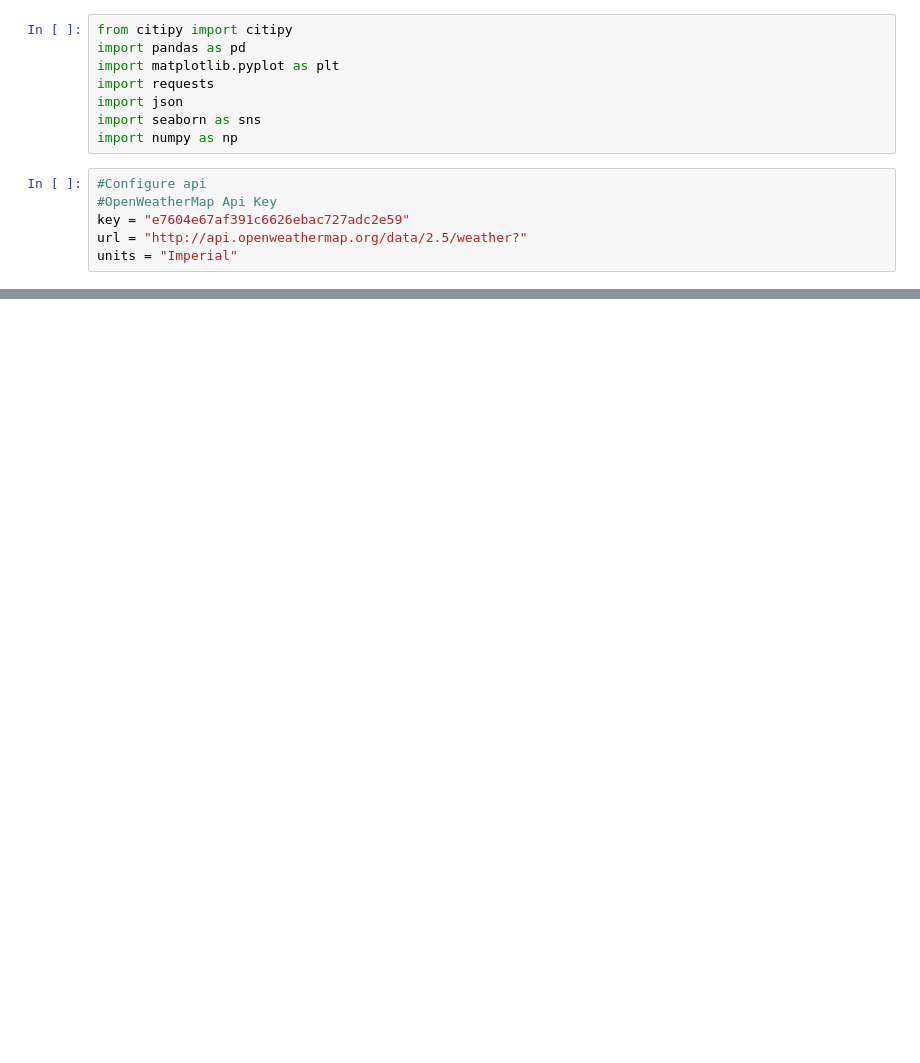
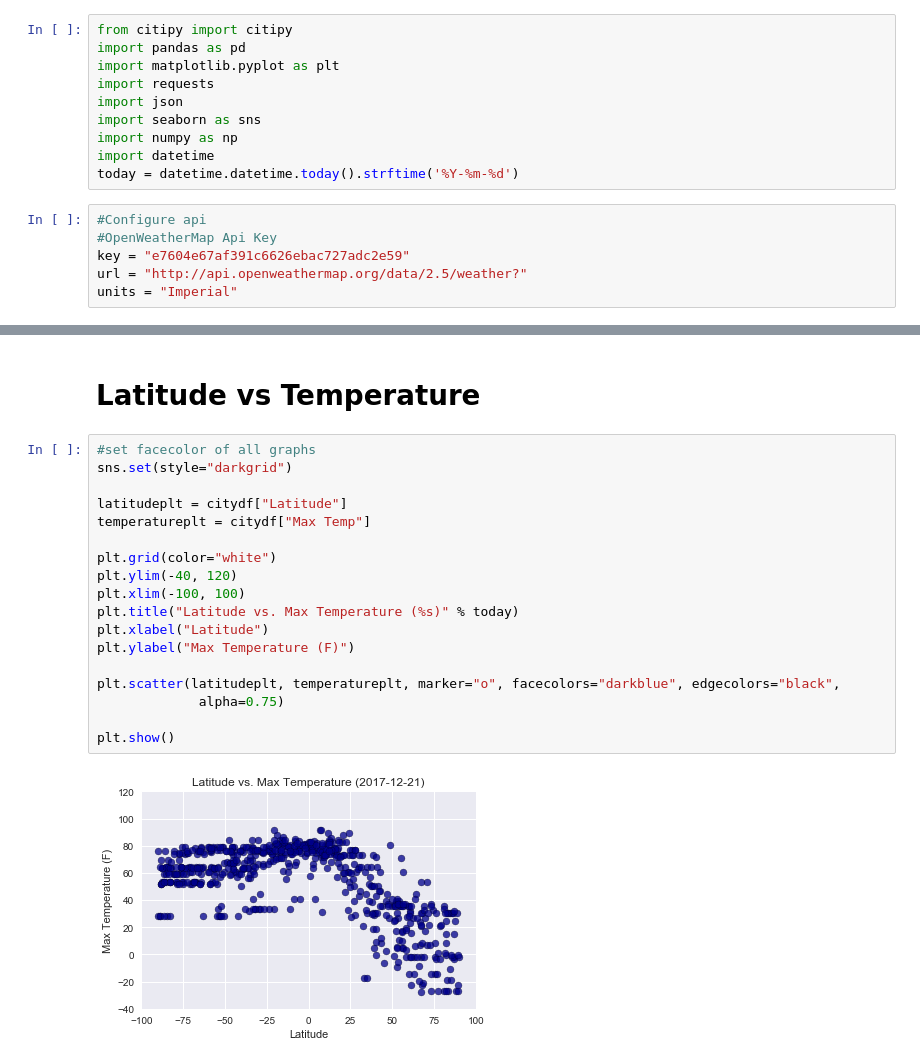
Before and after one commit to emilynassi/WeatherPy, a Jupyter notebook: WeatherPy.ipynb, the cells around one changed output, grey strips where cells are left out. Drawn from its saved outputs; the diff is of its cells as text; blank space fills up the shorter version.

```diff
--- a/WeatherPy.ipynb
+++ b/WeatherPy.ipynb
@@ -6,6 +11,8 @@ import requests
 import json
 import seaborn as sns
 import numpy as np
+import datetime
+today = datetime.datetime.today().strftime('%Y-%m-%d')
 # %%
 #Configure api
 #OpenWeatherMap Api Key
@@ -109,0 +119,22 @@ citydf.head()
+# %% [markdown]
+# Latitude vs Temperature
+# %%
+#set facecolor of all graphs
+sns.set(style="darkgrid")
+
+latitudeplt = citydf["Latitude"]
+temperatureplt = citydf["Max Temp"]
+
+plt.grid(color="white")
+plt.ylim(-40, 120)
+plt.xlim(-100, 100)
+plt.title("Latitude vs. Max Temperature (%s)" % today)
+plt.xlabel("Latitude")
+plt.ylabel("Max Temperature (F)")
+
+plt.scatter(latitudeplt, temperatureplt, marker="o", facecolors="darkblue", edgecolors="black",
+             alpha=0.75)
+
+plt.show()
+# %% [output]
+[figure, added]
```
Also changed, not shown: parts of 13 cells of this notebook, 5 other files.
